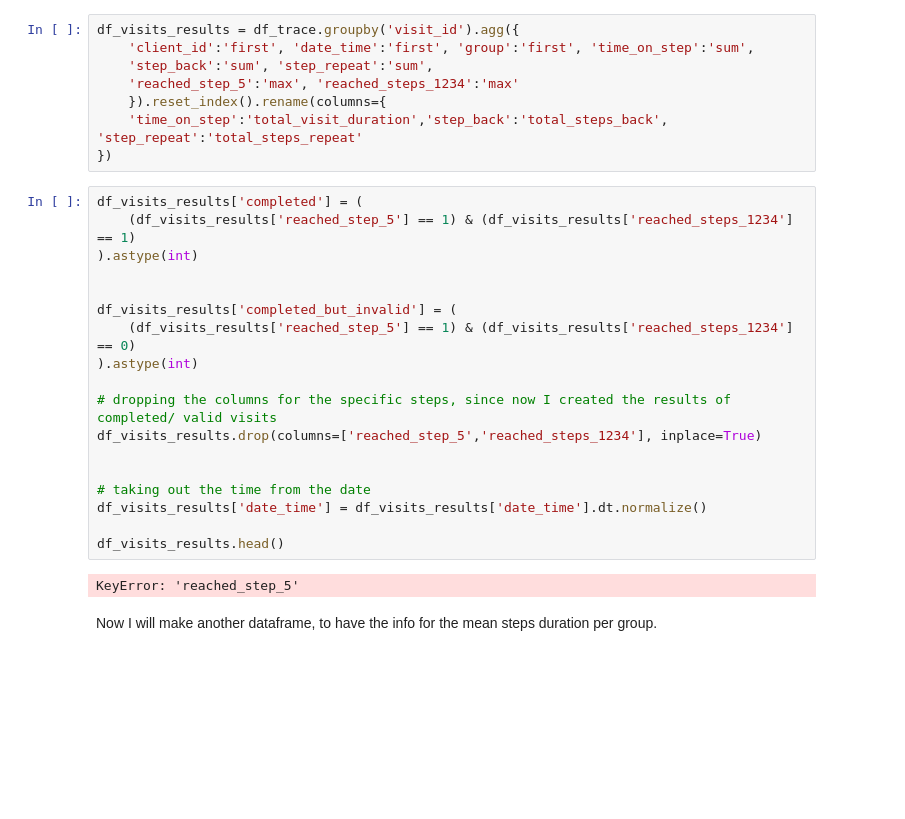
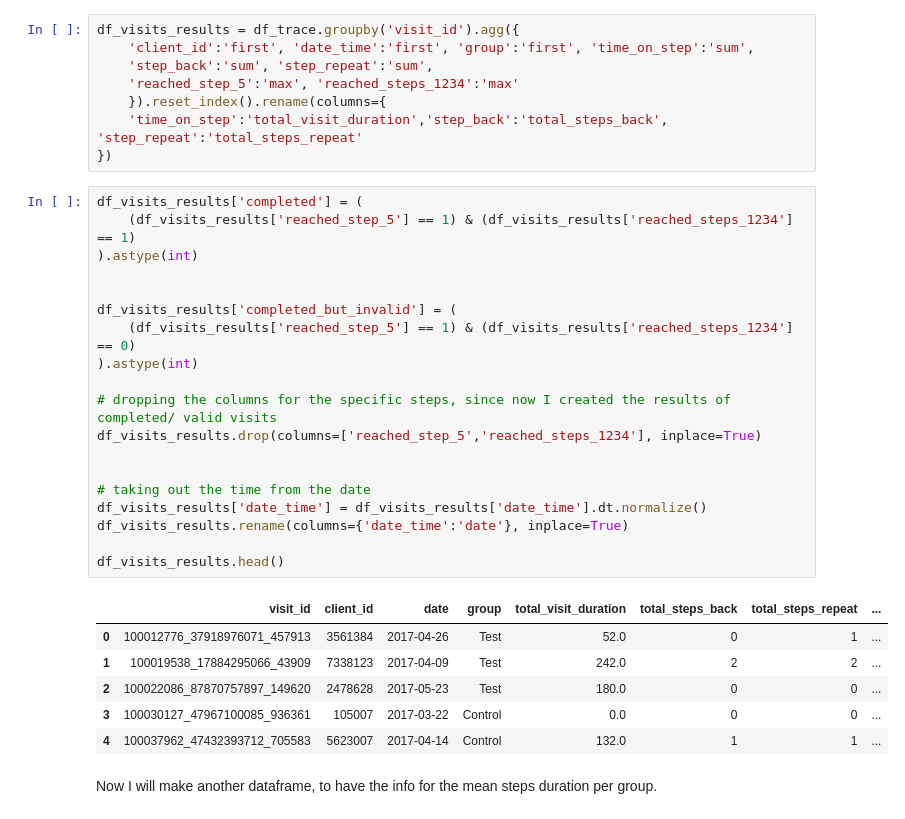
Before and after one commit to dimitsagk/AB_Testing_Analysis, a Jupyter notebook: notebooks/02_Evaluation_metrics_design.ipynb, the cells around one changed output. Drawn from its saved outputs; the diff is of its cells as text; blank space fills up the shorter version.

```diff
--- a/notebooks/02_Evaluation_metrics_design.ipynb
+++ b/notebooks/02_Evaluation_metrics_design.ipynb
@@ -168,23 +168,29 @@ df_visits_results = df_trace.groupby('visit_id').agg({
 # %%
 df_visits_results['completed'] = (
     (df_visits_results['reached_step_5'] == 1) & (df_visits_results['reached_steps_1234'] == 1)
 ).astype(int)
 
 
 df_visits_results['completed_but_invalid'] = (
     (df_visits_results['reached_step_5'] == 1) & (df_visits_results['reached_steps_1234'] == 0)
 ).astype(int)
 
 # dropping the columns for the specific steps, since now I created the results of completed/ valid visits
 df_visits_results.drop(columns=['reached_step_5','reached_steps_1234'], inplace=True)
 
 
 # taking out the time from the date
 df_visits_results['date_time'] = df_visits_results['date_time'].dt.normalize()
+df_visits_results.rename(columns={'date_time':'date'}, inplace=True)
 
 df_visits_results.head()
 # %% [output]
-KeyError: 'reached_step_5'
+|  | visit_id | client_id | date | group | total_visit_duration | total_steps_back | total_steps_repeat | ... |
+| 0 | 100012776_37918976071_457913 | 3561384 | 2017-04-26 | Test | 52.0 | 0 | 1 | ... |
+| 1 | 100019538_17884295066_43909 | 7338123 | 2017-04-09 | Test | 242.0 | 2 | 2 | ... |
+| 2 | 100022086_87870757897_149620 | 2478628 | 2017-05-23 | Test | 180.0 | 0 | 0 | ... |
+| 3 | 100030127_47967100085_936361 | 105007 | 2017-03-22 | Control | 0.0 | 0 | 0 | ... |
+| 4 | 100037962_47432393712_705583 | 5623007 | 2017-04-14 | Control | 132.0 | 1 | 1 | ... |
 # %% [markdown]
 Now I will make another dataframe, to have the info for the mean steps duration per group.
 # %%
```
Also changed, not shown: parts of 13 cells of this notebook.
